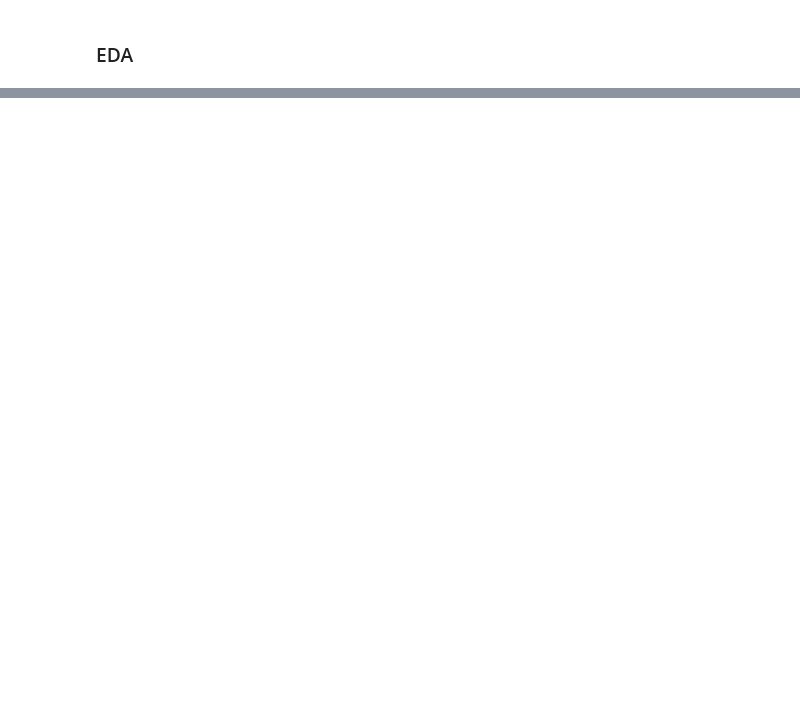
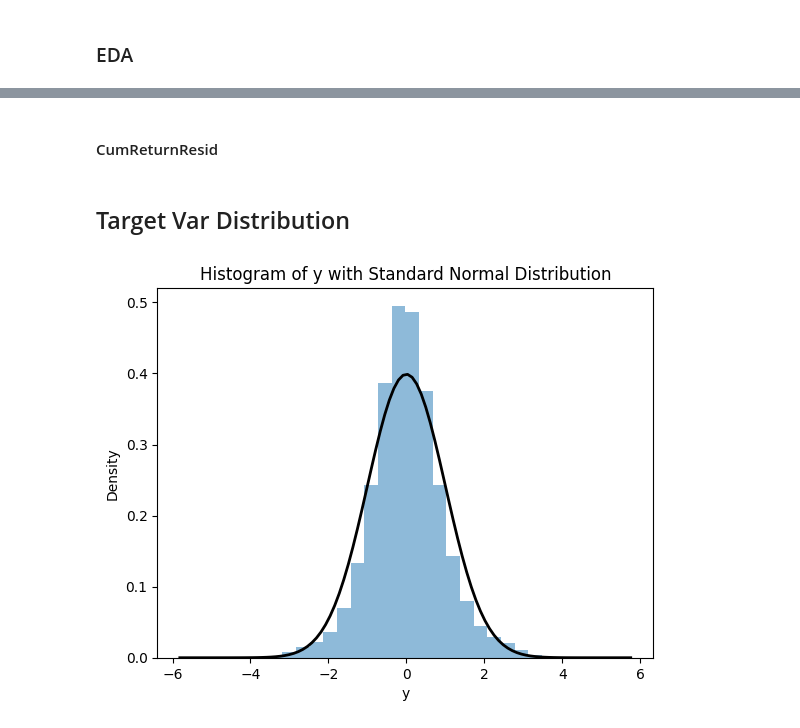
Before and after one commit to gruberjulius/ML_Task_4, a Jupyter notebook: EDA.ipynb, the cells around one changed output, grey strips where cells are left out. Saved outputs shown, nothing was run; the diff lists cells and outputs as text; code cells hidden in the pictures; blank space fills up the shorter version.

```diff
--- a/EDA.ipynb
+++ b/EDA.ipynb
@@ -46,0 +96,23 @@ X_df
+# %% [markdown]
+#### CumReturnResid
+# %% [markdown]
+## Target Var Distribution
+# %%
+# Plot the histogram of 'y'
+plt.hist(input_data.y, bins=30, alpha=0.5, density=True)
+
+# Superimpose the standard normal distribution
+xmin, xmax = plt.xlim()
+x = np.linspace(xmin, xmax, 100)
+p = np.exp(-x**2 / 2) / np.sqrt(2 * np.pi)
+plt.plot(x, p, 'k', linewidth=2)
+
+# plt.legend()
+plt.title('Histogram of y with Standard Normal Distribution')
+plt.xlabel('y')
+plt.ylabel('Density')
+
+# Show the plot
+plt.show()
+# %% [output]
+[figure, added]
```
Also changed, not shown: parts of 30 cells of this notebook, 2 other files.
